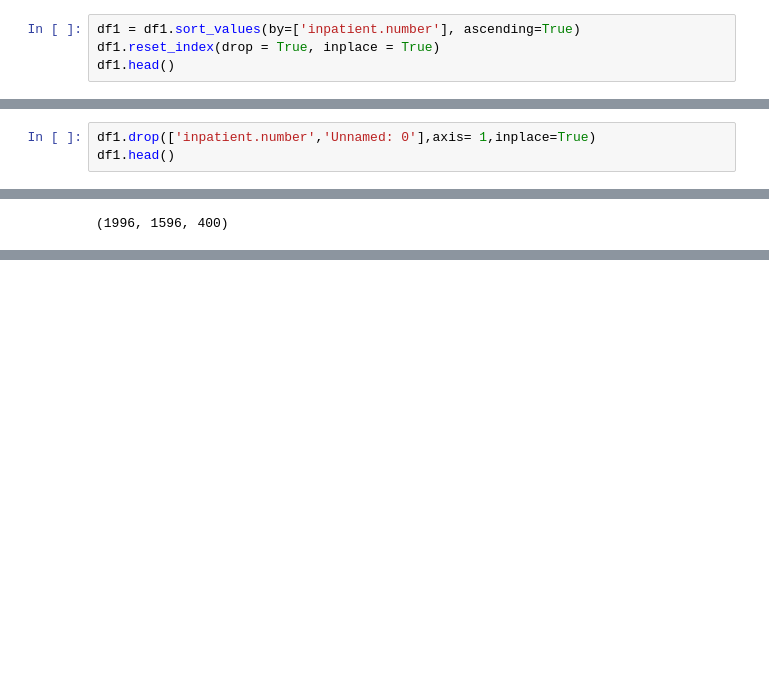
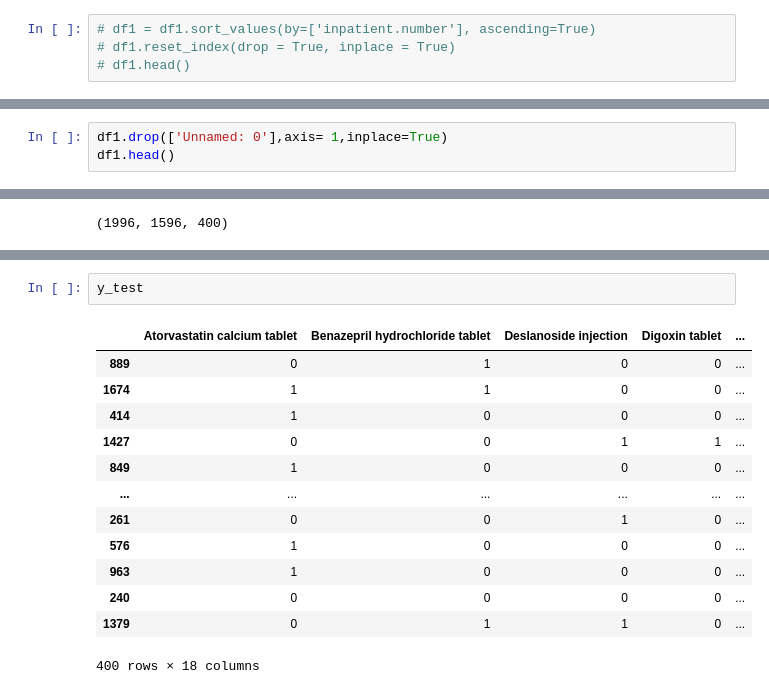
Before and after one commit to Vikram-Shenoy/Computational-Models, a Jupyter notebook: Model_1.ipynb, the cells around one changed output, grey strips where cells are left out. Drawn from its saved outputs; the diff is of its cells as text; blank space fills up the shorter version.

```diff
--- a/Model_1.ipynb
+++ b/Model_1.ipynb
@@ -25,4 +25,4 @@ df1.head()
 # %%
-df1 = df1.sort_values(by=['inpatient.number'], ascending=True)
-df1.reset_index(drop = True, inplace = True)
-df1.head()
+# df1 = df1.sort_values(by=['inpatient.number'], ascending=True)
+# df1.reset_index(drop = True, inplace = True)
+# df1.head()
@@ -56,5 +44,5 @@ True
 # %%
-df1.drop(['inpatient.number','Unnamed: 0'],axis= 1,inplace=True)
+df1.drop(['Unnamed: 0'],axis= 1,inplace=True)
 df1.head()
 # %% [output]
 |  | gender | body.temperature | pulse | respiration | systolic.blood.pressure | diastolic.blood.pressure | map | ... |
@@ -92,0 +118,16 @@ model.fit(X_train, y_train, epochs = 1)
+# %%
+y_test
+# %% [output]
+|  | Atorvastatin calcium tablet | Benazepril hydrochloride tablet | Deslanoside injection | Digoxin tablet | ... |
+| 889 | 0 | 1 | 0 | 0 | ... |
+| 1674 | 1 | 1 | 0 | 0 | ... |
+| 414 | 1 | 0 | 0 | 0 | ... |
+| 1427 | 0 | 0 | 1 | 1 | ... |
+| 849 | 1 | 0 | 0 | 0 | ... |
+| ... | ... | ... | ... | ... | ... |
+| 261 | 0 | 0 | 1 | 0 | ... |
+| 576 | 1 | 0 | 0 | 0 | ... |
+| 963 | 1 | 0 | 0 | 0 | ... |
+| 240 | 0 | 0 | 0 | 0 | ... |
+| 1379 | 0 | 1 | 1 | 0 | ... |
+400 rows × 18 columns
```
Also changed, not shown: parts of 9 cells of this notebook, 3 other files.
